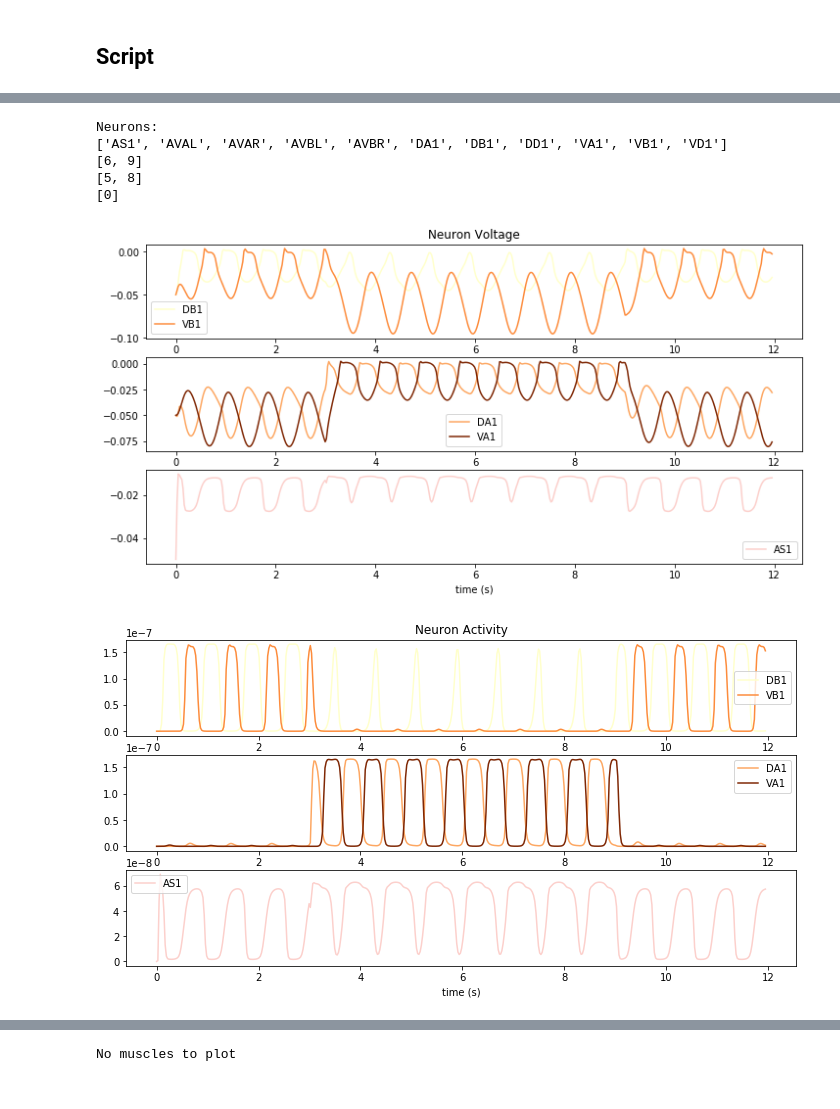
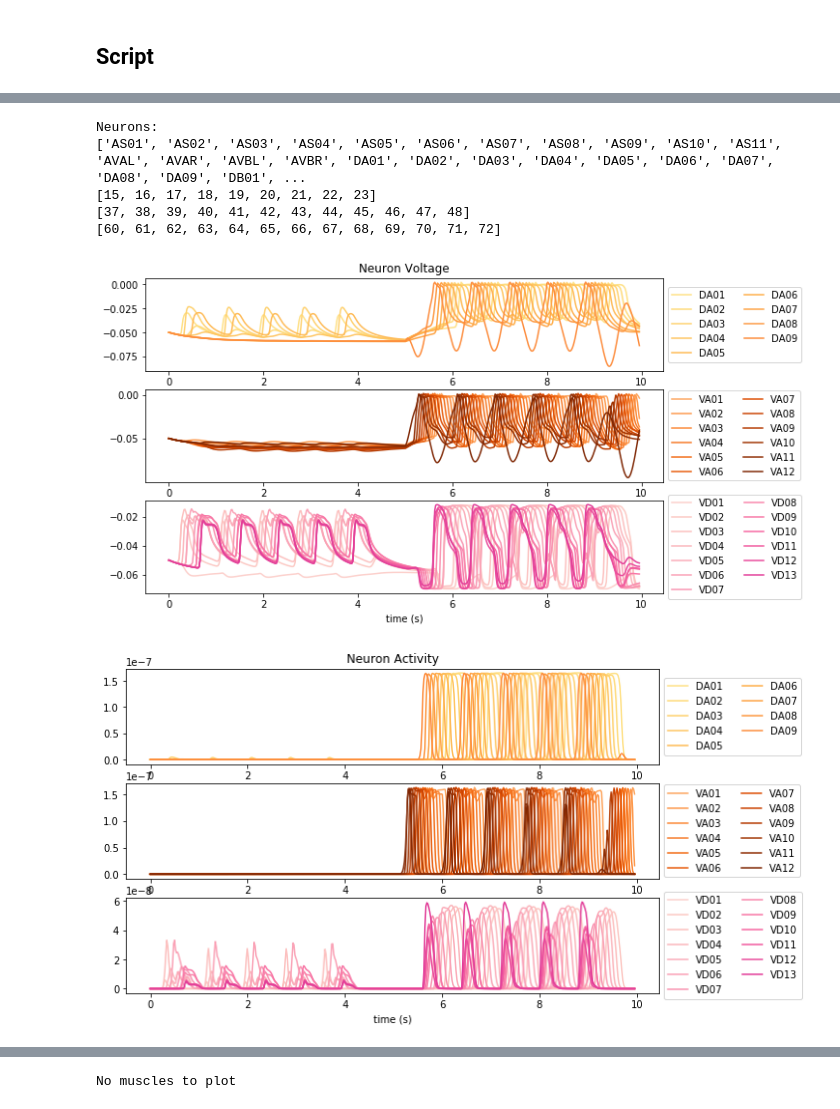
Before and after one commit to ManuelCarrascoY/openworm_tools, a Jupyter notebook: c302/c302.ipynb, the cells around one changed output, grey strips where cells are left out. Cells and saved outputs as stored; diff of their text form; code cells hidden in the pictures.

```diff
--- a/c302/c302.ipynb
+++ b/c302/c302.ipynb
@@ -229,6 +312,13 @@ def map_plot(arrayName, title):
     plt.show()
 # %% [markdown]
 ## Insert reference for file
+# %%
+reference = 'FWandBW_VNC' #Change the name here
+parameters = 'C2'
+include_neurons = True
+include_muscles = False
+movement = True
+isNeuronSimulation = True #Can be done with NEURON or PyNeuroML
 # %%
 %cd ..
 if isNeuronSimulation:
@@ -257,14 +347,7 @@ Translating DA5_to_MDR13_exc_syn
-# %%
-reference = 'FWandBW_first' #Change the name here
-parameters = 'C2'
-include_neurons = True
-include_muscles = False
-movement = True
-isNeuronSimulation = True #Can be done with NEURON or PyNeuroML
 # %%
 file_start = 'c302_' + parameters + '_' + reference
 if isNeuronSimulation:
-    path_to_file = 'simulation_data/old_data/' + file_start + '_nrn/'
+    path_to_file = 'simulation_data/' + file_start + '_nrn/'
 else:
     path_to_file = 'simulation_data/' + file_start + '/'
 neuron_voltage =  path_to_file + file_start + '.dat'
@@ -280,12 +397,15 @@ if include_neurons:
     H_1 = prepare_array(read_data(neuron_voltage), 500)
     H_2 = prepare_array(read_data(neuron_activity), 500)
     cells = find_cells()
-    if (len(np.transpose(H_1)) != (len(cells) + 1)):
-        print('ERROR: There is a mismatch in the number of data and cells')
-        print(len(np.transpose(H_1))-1)
-        print(len(cells))
+
+    cells, H_1, H_2 = change_cell_names(cells, H_1, H_2)
+
+
     print('Neurons: ')
     print(cells)
+
+
+
 else:
     print ('No neurons in this simulation')
 if include_muscles:
@@ -319,49 +445,49 @@ if include_neurons:
     # CELLS TO PLOT #
     #################
 
-    #'''
+    '''
     first_cells = ['DB1', 'VB1']
     second_cells = ['VA1', 'DA1']
     third_cells = ['AS1']
     #'''
 
-    '''
+    #'''
     range_incl = lambda start, end:range(start, end + 1)
-    first_cells = ["DA%s" % c for c in range_incl(1, 15)]
-    second_cells = ["VA%s" % c for c in range_incl(1, 15)]
-    third_cells = ['AVAR', 'AVAL']
-    #third_cells = ["AS%s" % c for c in range_incl(1, 10)]
+    first_cells = ["DA{:02d}".format(c) for c in range_incl(1, 15)]
+    second_cells = ["VA{:02d}".format(c) for c in range_incl(1, 15)]
+    #third_cells = ['AVAR', 'AVAL']
+    third_cells = ["VD{:02d}".format(c) for c in range_incl(1, 15)]
     #'''
     count = 0
     first_index = []
     second_index = []
     third_index = []
     for i in range(len(cells)):
         if cells[i] in first_cells:
             first_index.append(i)
         elif cells[i] in second_cells:
             second_index.append(i)
         elif cells[i] in third_cells:
             third_index.append(i)
         count = count+1
 
     print(first_index)
     print(second_index)
     print(third_index)
 
     #plot_data(data, legend, title, xlabel, ylabel, ylimits)
     plot_three_data(data_1, legend, 'Neuron Voltage', first_index, second_index, third_index)
     plot_three_data(data_2, legend, 'Neuron Activity', first_index, second_index, third_index)
 else:
     print('No neurons to plot')
 # %% [output]
 Neurons:
-['AS1', 'AVAL', 'AVAR', 'AVBL', 'AVBR', 'DA1', 'DB1', 'DD1', 'VA1', 'VB1', 'VD1']
-[6, 9]
-[5, 8]
-[0]
+['AS01', 'AS02', 'AS03', 'AS04', 'AS05', 'AS06', 'AS07', 'AS08', 'AS09', 'AS10', 'AS11', 'AVAL', 'AVAR', 'AVBL', 'AVBR', 'DA01', 'DA02', 'DA03', 'DA04', 'DA05', 'DA06', 'DA07', 'DA08', 'DA09', 'DB01', ...
+[15, 16, 17, 18, 19, 20, 21, 22, 23]
+[37, 38, 39, 40, 41, 42, 43, 44, 45, 46, 47, 48]
+[60, 61, 62, 63, 64, 65, 66, 67, 68, 69, 70, 71, 72]
-[figure, old version]
+[figure, new version]
-[figure, old version]
+[figure, new version]
 # %%
 if include_neurons:
     print('Neurons: ')
```
Also changed, not shown: parts of 13 cells of this notebook, 13 other files.
